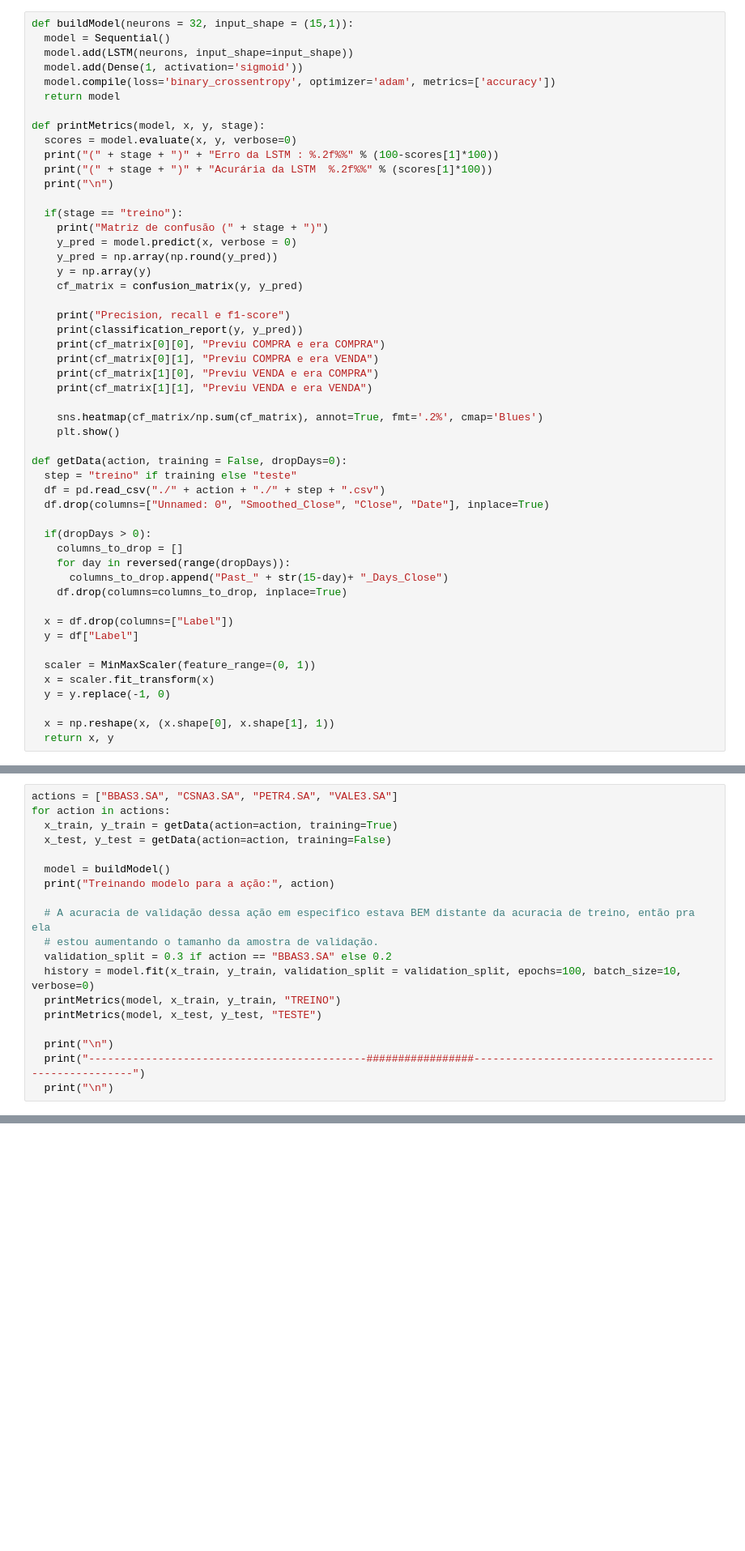
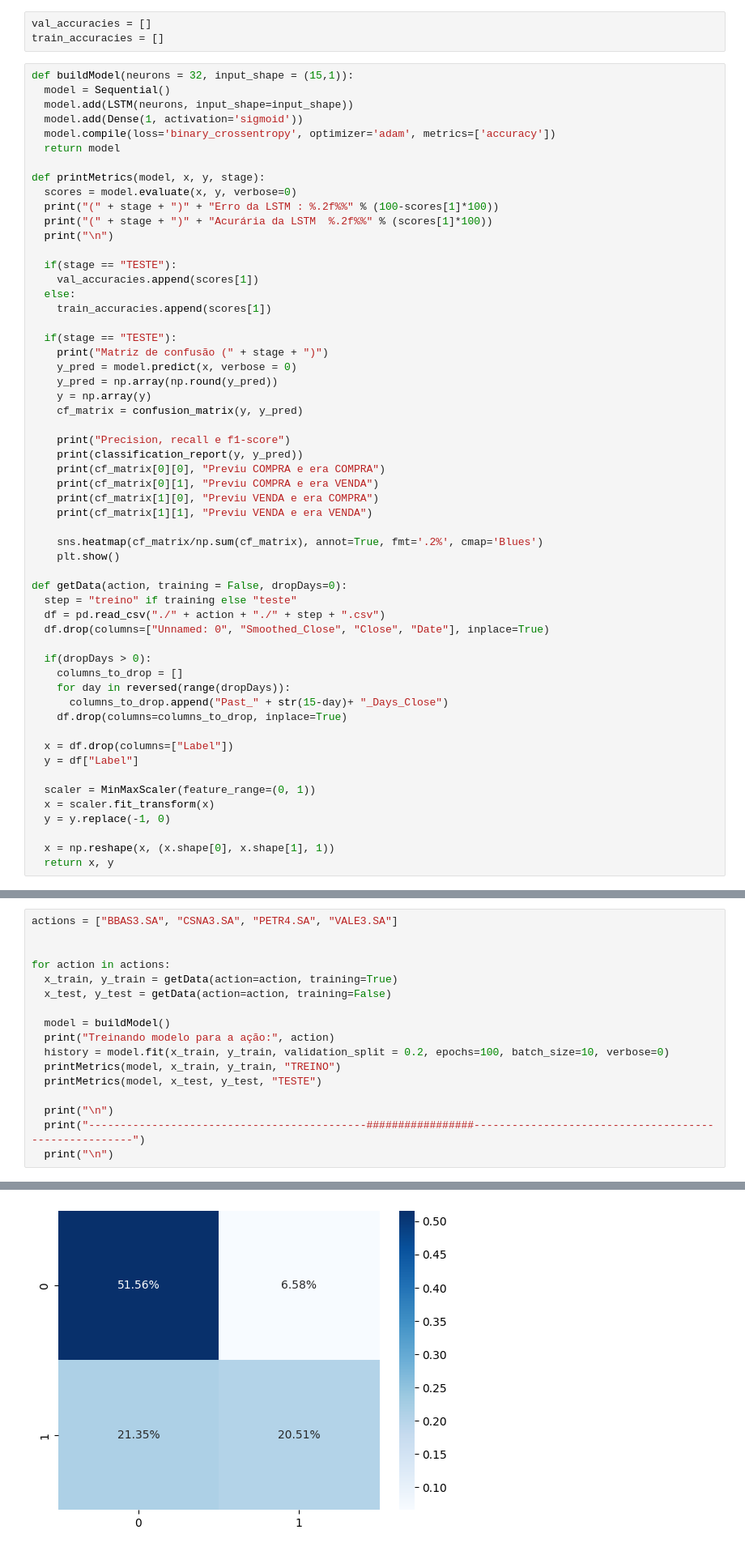
Before and after one commit to Verdant31/TCC-Deep-Learning, a Jupyter notebook: lstm.ipynb, the cells around one changed output, grey strips where cells are left out. Shown at 81% size. Saved outputs shown, nothing was run; the diff lists cells and outputs as text; blank space fills up the shorter version.

```diff
--- a/lstm.ipynb
+++ b/lstm.ipynb
@@ -20,3 +18,6 @@ WARNING:tensorflow:From c:\Users\Verdant\Documents\MBA - FIAP\Deep learning\venv
+# %%
+val_accuracies = []
+train_accuracies = []
 # %%
 def buildModel(neurons = 32, input_shape = (15,1)):
   model = Sequential()
@@ -31,7 +32,12 @@ def printMetrics(model, x, y, stage):
   print("(" + stage + ")" + "Acurária da LSTM  %.2f%%" % (scores[1]*100))
   print("\n")
 
-  if(stage == "treino"):
+  if(stage == "TESTE"):
+    val_accuracies.append(scores[1])
+  else:
+    train_accuracies.append(scores[1])
+
+  if(stage == "TESTE"):
     print("Matriz de confusão (" + stage + ")")
     y_pred = model.predict(x, verbose = 0)
     y_pred = np.array(np.round(y_pred))
@@ -116,19 +126,18 @@ plt.show()
 # %%
 actions = ["BBAS3.SA", "CSNA3.SA", "PETR4.SA", "VALE3.SA"]
+
+
 for action in actions:
   x_train, y_train = getData(action=action, training=True)
   x_test, y_test = getData(action=action, training=False)
 
   model = buildModel()
   print("Treinando modelo para a ação:", action)
-
-  # A acuracia de validação dessa ação em especifico estava BEM distante da acuracia de treino, então pra ela
-  # estou aumentando o tamanho da amostra de validação.
-  validation_split = 0.3 if action == "BBAS3.SA" else 0.2
-  history = model.fit(x_train, y_train, validation_split = validation_split, epochs=100, batch_size=10, verbose=0)
+  history = model.fit(x_train, y_train, validation_split = 0.2, epochs=100, batch_size=10, verbose=0)
   printMetrics(model, x_train, y_train, "TREINO")
   printMetrics(model, x_test, y_test, "TESTE")
 
   print("\n")
   print("--------------------------------------------#################------------------------------------------------------")
   print("\n")
+# %% [output]
@@ -134,0 +161 @@ for action in actions:
+[figure, added]
```
Also changed, not shown: parts of 6 cells of this notebook, 7 other files.
